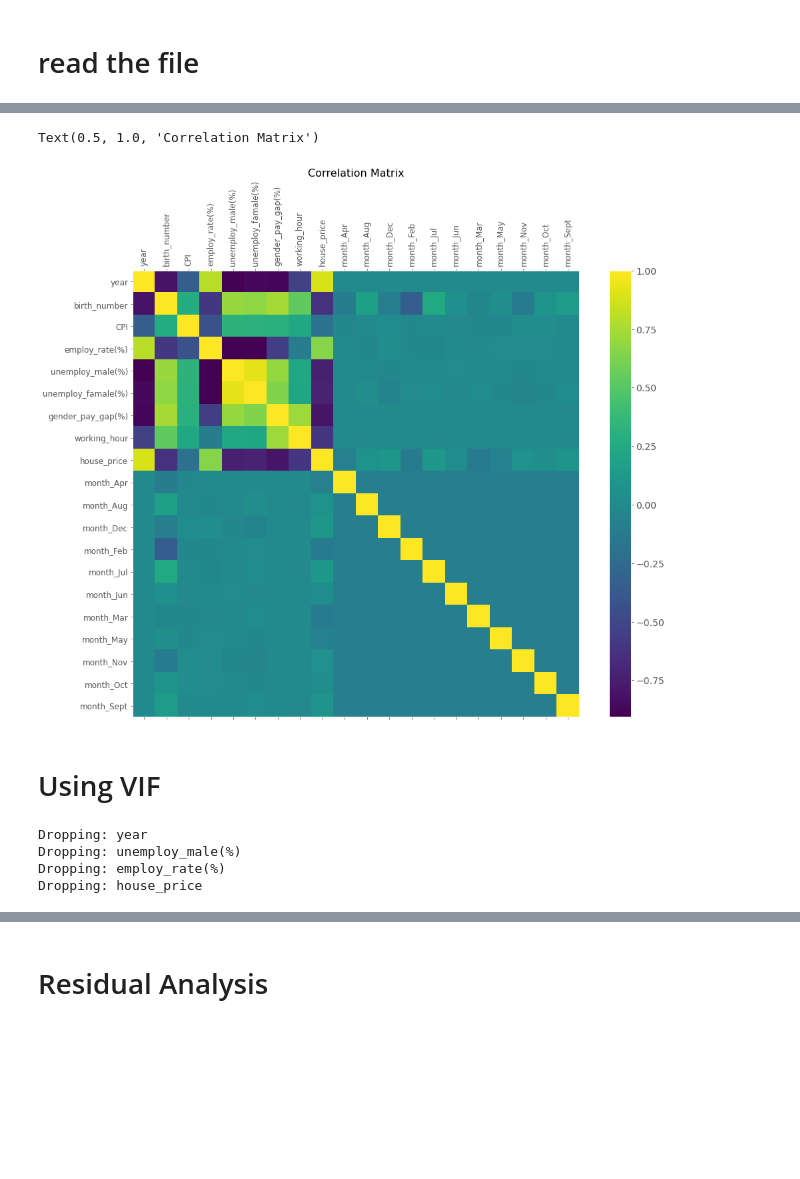
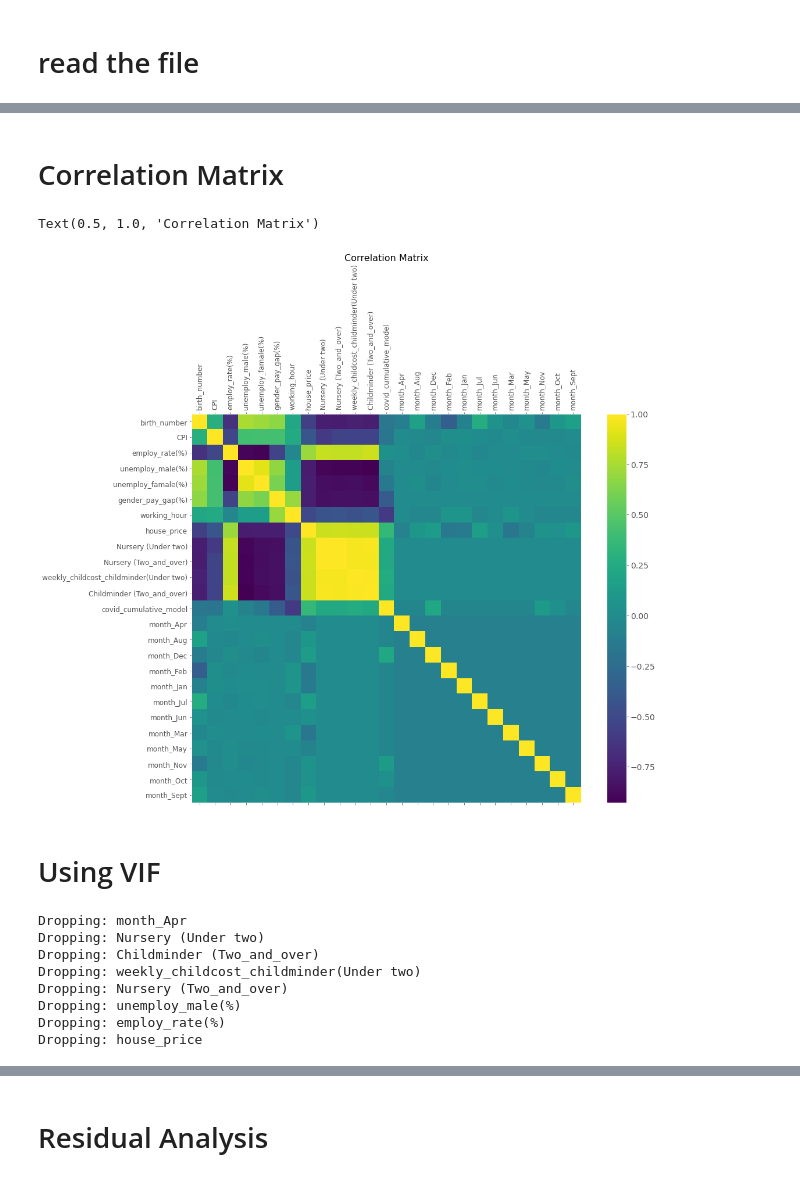
Before and after one commit to Gzrayyy/CASA007_Assessment, a Jupyter notebook: code.ipynb, the cells around one changed output, grey strips where cells are left out. Drawn from its saved outputs; the diff is of its cells as text; code cells hidden in the pictures; blank space fills up the shorter version.

```diff
--- a/code.ipynb
+++ b/code.ipynb
@@ -39,7 +39,7 @@ print(statsmodels.__version__)
 # %% [markdown]
 # read the file
 # %%
-birth_data = pd.read_csv('https://raw.githubusercontent.com/Gzrayyy/CASA007_Assessment/main/dt.csv')
+birth_data = pd.read_csv('C:/CASA/CASA 007/assessment/solo/CASA007_Assessment/dataset.csv')
 # %%
 birth_data['working_hour'] = birth_data['working_hour'].astype(np.float64)
 birth_data['house_price'] = birth_data['house_price'].astype(np.float64)
@@ -77,5 +77,5 @@ memory usage: 11.0 KB
 # %%
-birth_data_final = birth_data_numeric.drop(['month_Jan'], axis=1)
+birth_data_final = birth_data_numeric
 
 # double check the result
 birth_data_final.info()
@@ -99,0 +102,8 @@ memory usage: 10.8 KB
+# %%
+from sklearn.preprocessing import MinMaxScaler
+mms = MinMaxScaler()
+
+birth_data_standardised = birth_data_final.copy()
+for c in birth_data_final.columns.values:
+    birth_data_standardised[c] = mms.fit_transform(birth_data_final[c].values.reshape(-1,1))
+birth_data_standardised.head()
@@ -100,16 +118,18 @@ memory usage: 10.8 KB
+# %% [markdown]
+# Correlation Matrix
 # %%
-df = birth_data_final
+df = birth_data_standardised
 plt.rcParams["axes.grid"] = False
 f = plt.figure(figsize=(16, 12))
 plt.matshow(df.corr(), fignum=f.number)
 plt.xticks(range(df.shape[1]), df.columns, fontsize=12, rotation=90)
 plt.yticks(range(df.shape[1]), df.columns, fontsize=12)
 cb = plt.colorbar()
 cb.ax.tick_params(labelsize=14)
 plt.title('Correlation Matrix', fontsize=16)
 # %% [output]
 Text(0.5, 1.0, 'Correlation Matrix')
-[figure, old version]
+[figure, new version]
 # %% [markdown]
 # Using VIF
 # %%
@@ -151,9 +171,13 @@ def drop_column_using_vif_(df, thresh=5):
 
     return df
 # %%
-birth_data_VIF = drop_column_using_vif_(birth_data_final.drop('birth_number', axis=1))
+birth_data_VIF = drop_column_using_vif_(birth_data_standardised.drop('birth_number', axis=1))
 # %% [output]
-Dropping: year
+Dropping: month_Apr
+Dropping: Nursery (Under two)
+Dropping: Childminder (Two_and_over)
+Dropping: weekly_childcost_childminder(Under two)
+Dropping: Nursery (Two_and_over)
 Dropping: unemploy_male(%)
 Dropping: employ_rate(%)
 Dropping: house_price
```
Also changed, not shown: parts of 11 cells of this notebook.
